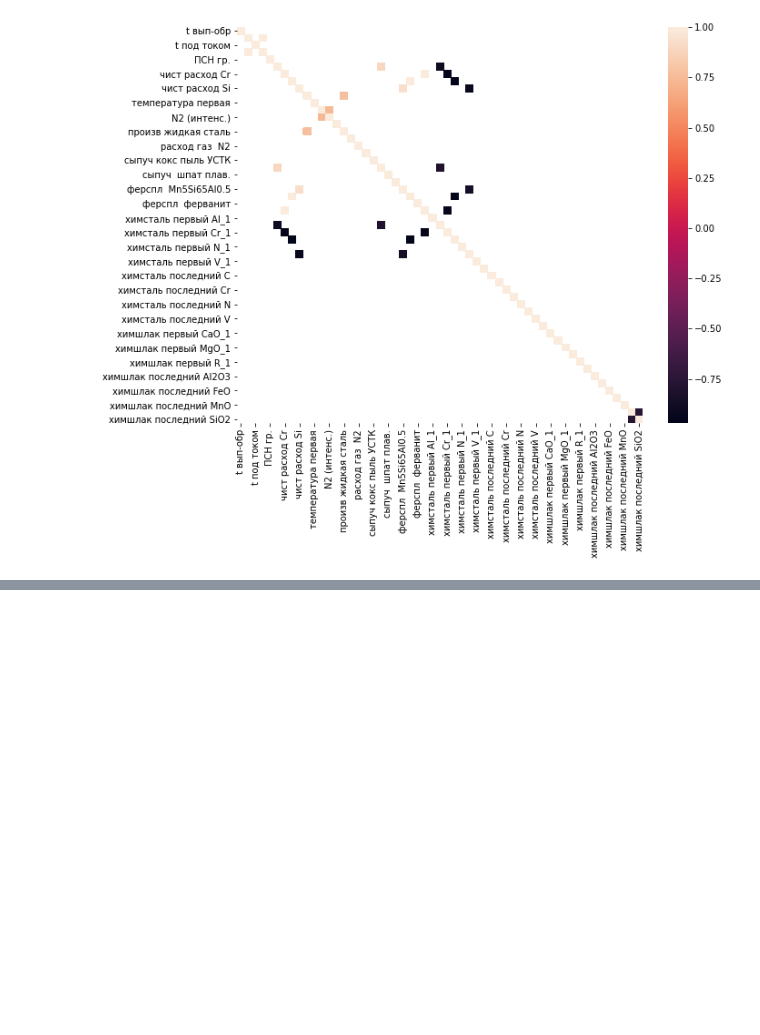
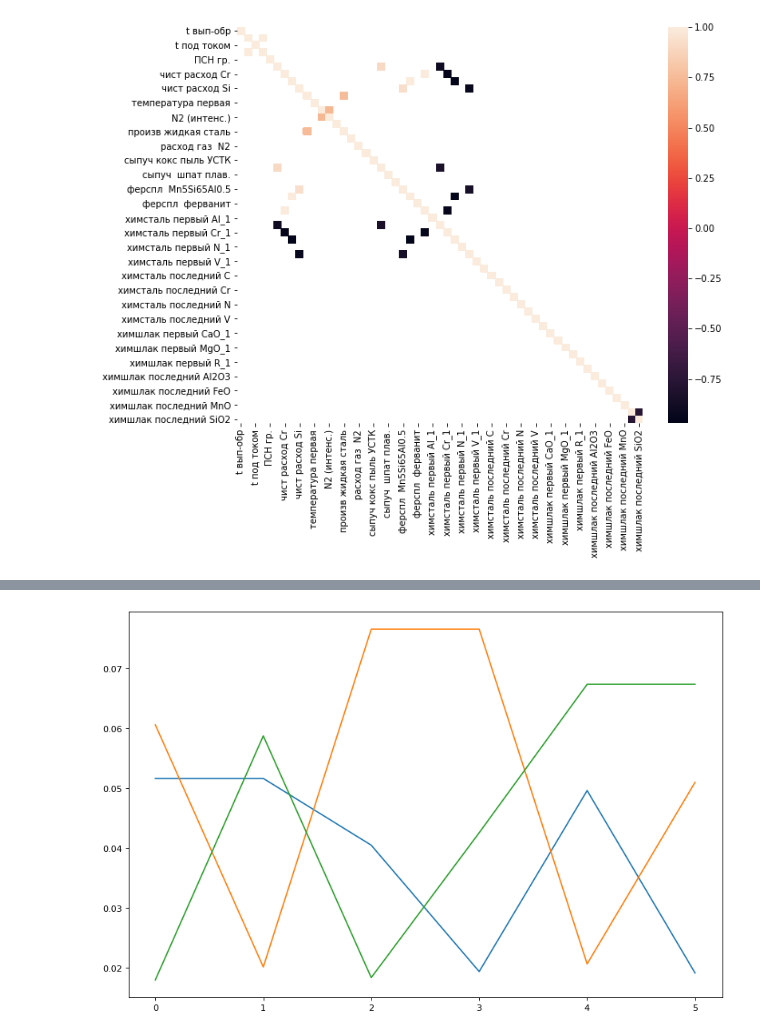
Before and after one commit to comptech-winter-school/steel-alloying, a Jupyter notebook: Junior_step/second_pop_steel.ipynb, the cells around one changed output, grey strips where cells are left out. Saved outputs shown, nothing was run; the diff lists cells and outputs as text; code cells hidden in the pictures; blank space fills up the shorter version.

```diff
--- a/Junior_step/second_pop_steel.ipynb
+++ b/Junior_step/second_pop_steel.ipynb
@@ -313,0 +454,36 @@ ax = sns.heatmap(corr_matrix)
+# %%
+import itertools
+
+to_drop = ['химшлак последний Al2O3', 'химшлак последний CaO',
+       'химшлак последний FeO', 'химшлак последний MgO',
+       'химшлак последний MnO', 'химшлак последний R',
+       'химшлак последний SiO2']
+
+tars = ['химшлак последний CaO', 'химшлак последний SiO2', 'химшлак последний R']
+
+results = dict.fromkeys(['химшлак последний CaO', 'химшлак последний SiO2', 'химшлак последний R'], [])
+
+Ca_res = []
+Si_res = []
+R_res = []
+
+for targets in list(itertools.permutations(tars)):
+    X = sec_pop_steel.drop(to_drop, axis=1)
+
+    for target in targets:
+        y = sec_pop_steel[target]
+
+        reg = GradientBoostingRegressor(n_estimators=200, loss="ls", max_depth=6, random_state=42)
+        score = cross_val_score(reg, X, y, scoring=make_scorer(mean_absolute_percentage_error), cv=5, n_jobs=4).mean()
+        pred = GradientBoostingRegressor(n_estimators=200,  loss="ls", max_depth=6, random_state=42).fit(X, y).predict(X)
+
+        print(target, "\n", score * 100, "%")
+        if target == 'химшлак последний CaO':
+            Ca_res.append(score)
+        if target == 'химшлак последний SiO2':
+            Si_res.append(score)
+        if target == 'химшлак последний R':
+            R_res.append(score)
+
+        X[target] = pred
+    print('**************************')
@@ -314 +508,12 @@ ax = sns.heatmap(corr_matrix)
+# %%
+
+from matplotlib.pyplot import figure
+figure(num=None, figsize=(12, 8), dpi=80, facecolor='w', edgecolor='k')
+
+plt.plot(Ca_res)
+plt.plot(Si_res)
+plt.plot(R_res)
+plt.show()
+# %% [output]
+[figure, added]
 # %%
```
Also changed, not shown: parts of 12 cells of this notebook, 8 other files.
